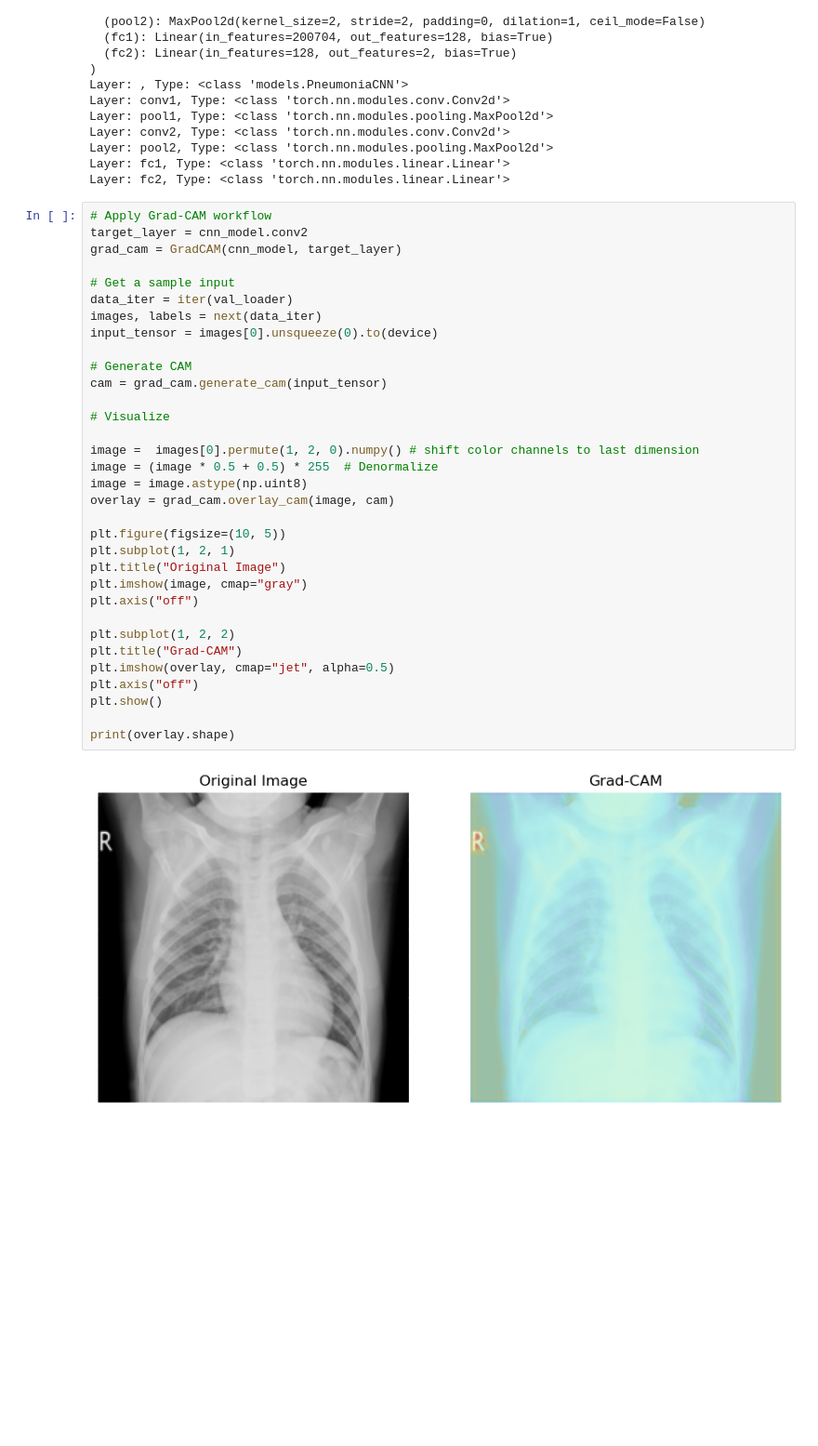
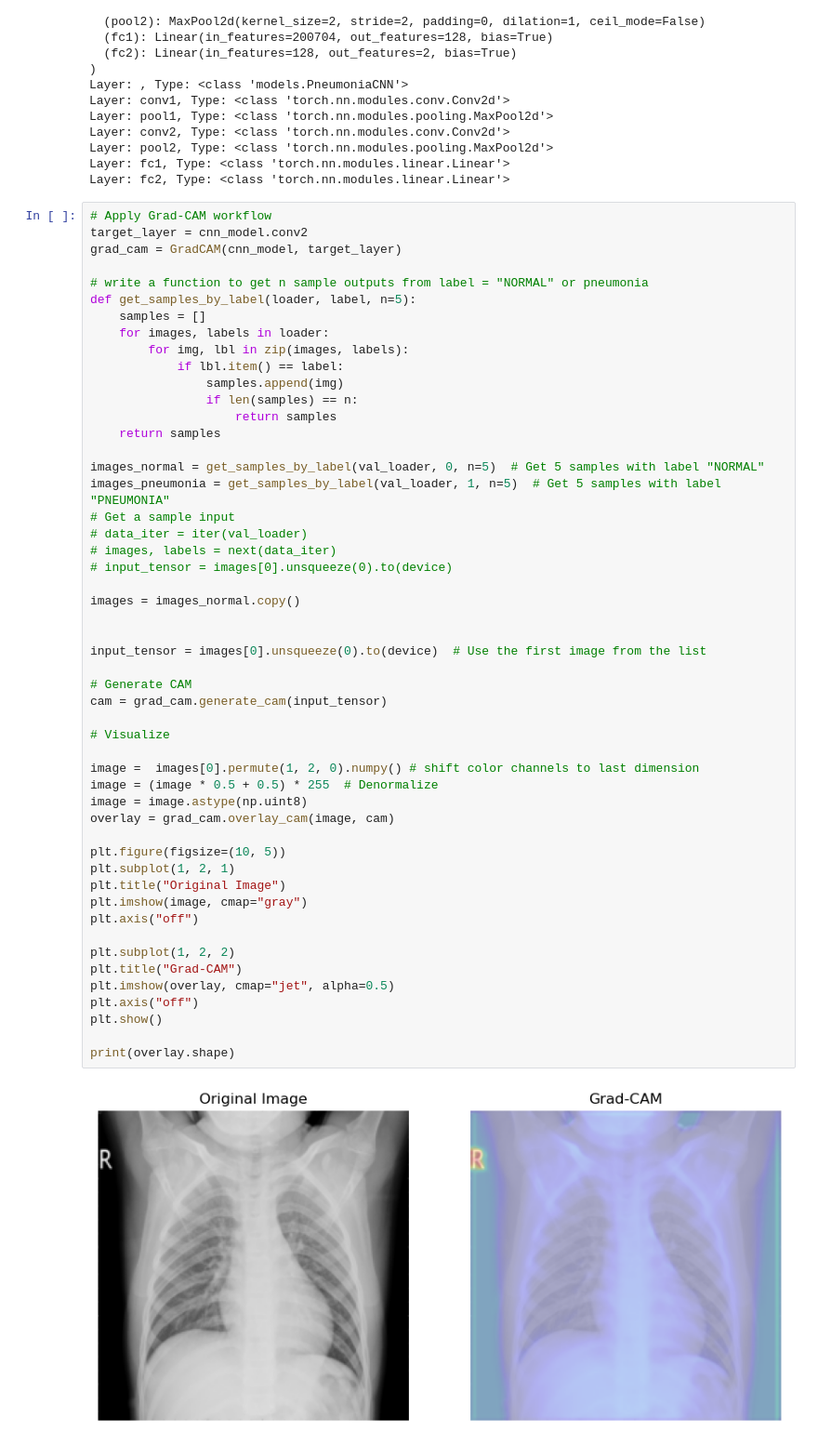
Before and after one commit to pascalbartschi/Pneumonia-XRay-Prediction-Interpretability, a Jupyter notebook: notebooks/attribution_maps.ipynb, the cells around one changed output. Shown at 93% size. Saved outputs shown, nothing was run; the diff lists cells and outputs as text; blank space fills up the shorter version.

```diff
--- a/notebooks/attribution_maps.ipynb
+++ b/notebooks/attribution_maps.ipynb
@@ -75,35 +78,53 @@ Layer: fc2, Type: <class 'torch.nn.modules.linear.Linear'>
 # Apply Grad-CAM workflow
 target_layer = cnn_model.conv2
 grad_cam = GradCAM(cnn_model, target_layer)
 
+# write a function to get n sample outputs from label = "NORMAL" or pneumonia
+def get_samples_by_label(loader, label, n=5):
+    samples = []
+    for images, labels in loader:
+        for img, lbl in zip(images, labels):
+            if lbl.item() == label:
+                samples.append(img)
+                if len(samples) == n:
+                    return samples
+    return samples
+
+images_normal = get_samples_by_label(val_loader, 0, n=5)  # Get 5 samples with label "NORMAL"
+images_pneumonia = get_samples_by_label(val_loader, 1, n=5)  # Get 5 samples with label "PNEUMONIA"
 # Get a sample input
-data_iter = iter(val_loader)
-images, labels = next(data_iter)
-input_tensor = images[0].unsqueeze(0).to(device)
+# data_iter = iter(val_loader)
+# images, labels = next(data_iter)
+# input_tensor = images[0].unsqueeze(0).to(device)
+
+images = images_normal.copy()
+
+
+input_tensor = images[0].unsqueeze(0).to(device)  # Use the first image from the list
 
 # Generate CAM
 cam = grad_cam.generate_cam(input_tensor)
 
 # Visualize
 
 image =  images[0].permute(1, 2, 0).numpy() # shift color channels to last dimension
 image = (image * 0.5 + 0.5) * 255  # Denormalize
 image = image.astype(np.uint8)
 overlay = grad_cam.overlay_cam(image, cam)
 
 plt.figure(figsize=(10, 5))
 plt.subplot(1, 2, 1)
 plt.title("Original Image")
 plt.imshow(image, cmap="gray")
 plt.axis("off")
 
 plt.subplot(1, 2, 2)
 plt.title("Grad-CAM")
 plt.imshow(overlay, cmap="jet", alpha=0.5)
 plt.axis("off")
 plt.show()
 
 print(overlay.shape)
 # %% [output]
-[figure, old version]
+[figure, new version]
 (224, 224, 3)
```
Also changed, not shown: parts of 2 cells of this notebook.
